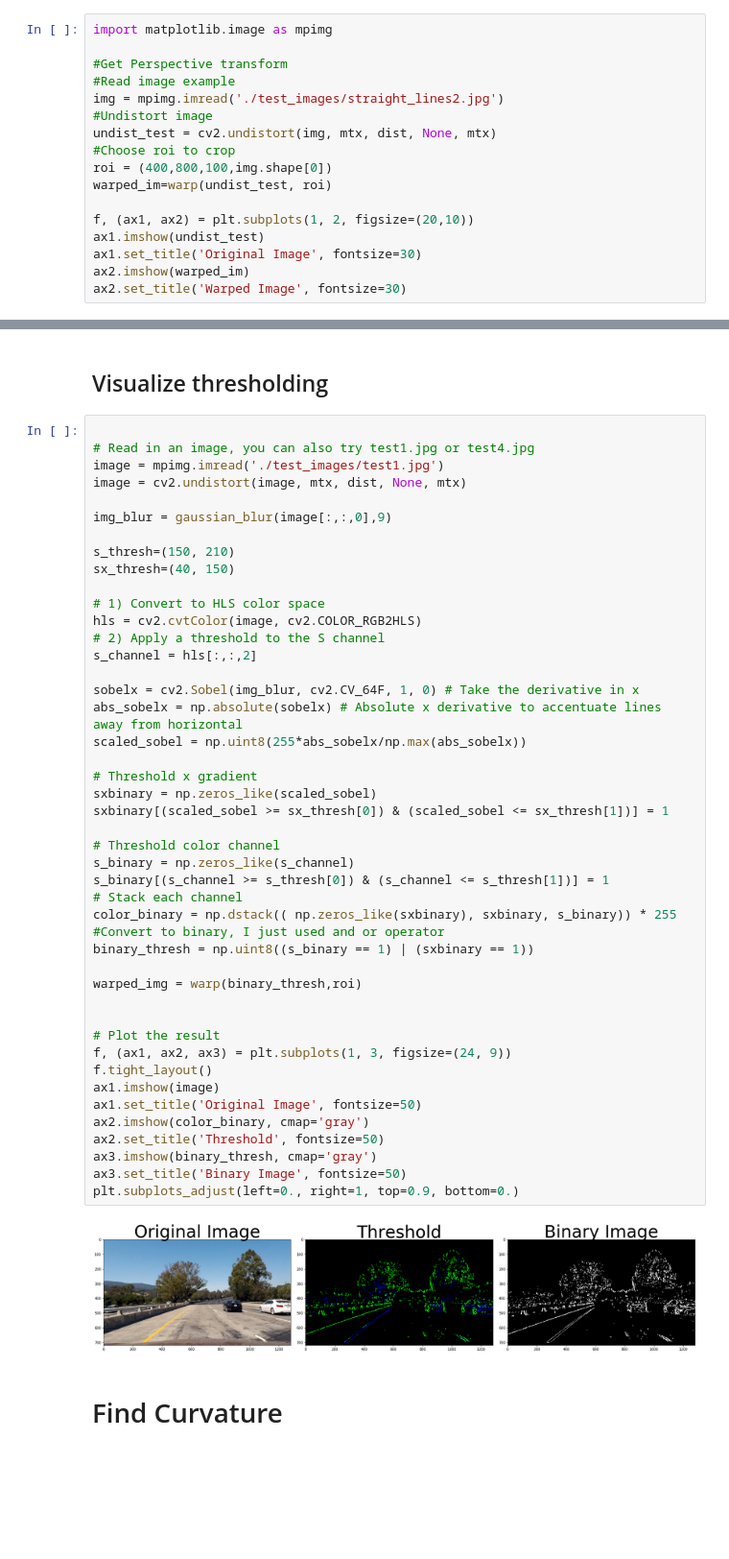
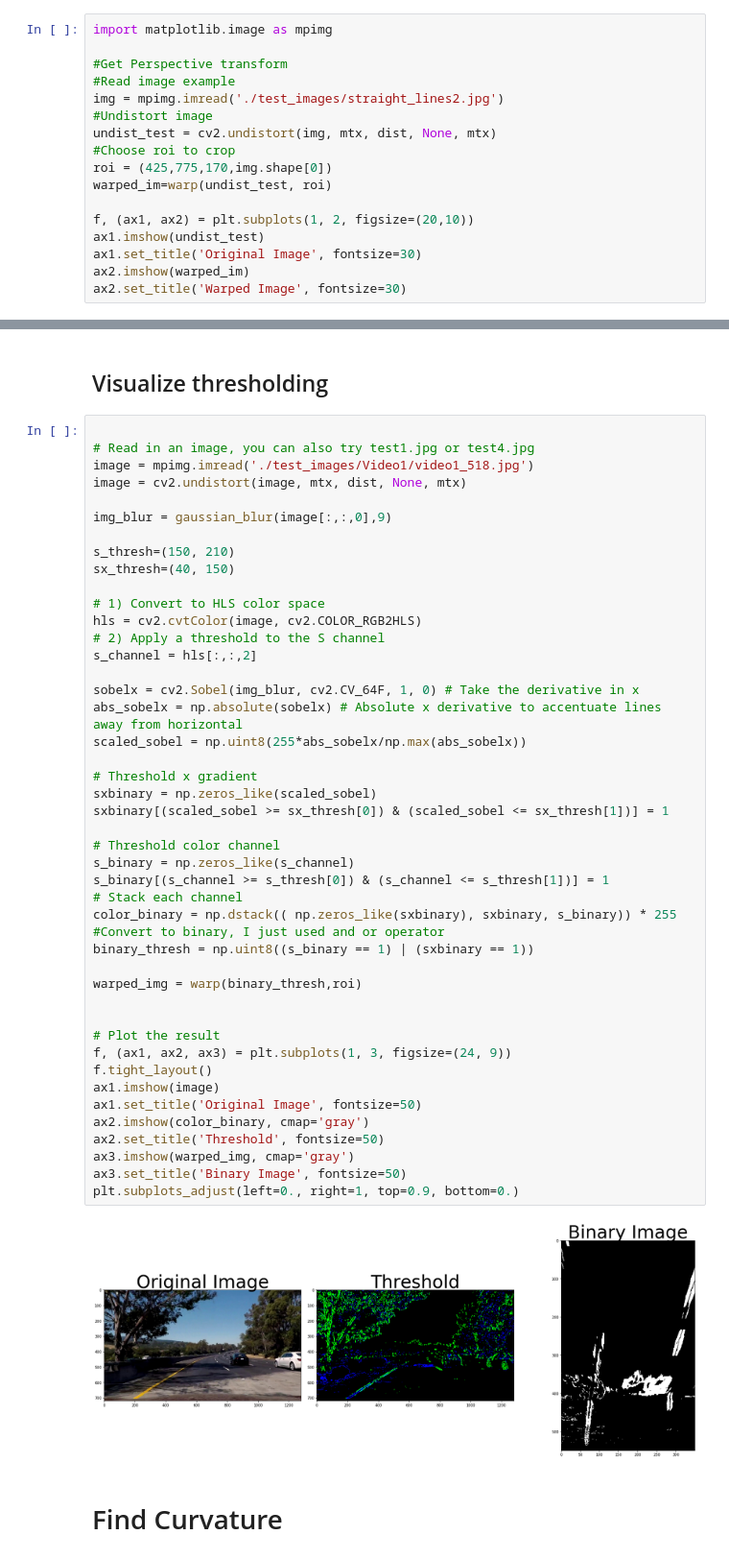
Before and after one commit to alexpm94/CarND-Advanced-Lane-Lines, a Jupyter notebook: Project2.ipynb, the cells around one changed output, grey strips where cells are left out. Shown at 96% size. Drawn from its saved outputs; the diff is of its cells as text; blank space fills up the shorter version.

```diff
--- a/Project2.ipynb
+++ b/Project2.ipynb
@@ -106,7 +106,7 @@ img = mpimg.imread('./test_images/straight_lines2.jpg')
 #Undistort image
 undist_test = cv2.undistort(img, mtx, dist, None, mtx)
 #Choose roi to crop
-roi = (400,800,100,img.shape[0])
+roi = (425,775,170,img.shape[0])
 warped_im=warp(undist_test, roi)
 
 f, (ax1, ax2) = plt.subplots(1, 2, figsize=(20,10))
@@ -152,7 +152,7 @@ def thresholding(img, s_thresh=(150, 210), sx_thresh=(40, 150)):
 # %%
 
 # Read in an image, you can also try test1.jpg or test4.jpg
-image = mpimg.imread('./test_images/test1.jpg')
+image = mpimg.imread('./test_images/Video1/video1_518.jpg')
 image = cv2.undistort(image, mtx, dist, None, mtx)
 
 img_blur = gaussian_blur(image[:,:,0],9)
@@ -167,35 +167,35 @@ s_channel = hls[:,:,2]
 
 sobelx = cv2.Sobel(img_blur, cv2.CV_64F, 1, 0) # Take the derivative in x
 abs_sobelx = np.absolute(sobelx) # Absolute x derivative to accentuate lines away from horizontal
 scaled_sobel = np.uint8(255*abs_sobelx/np.max(abs_sobelx))
 
 # Threshold x gradient
 sxbinary = np.zeros_like(scaled_sobel)
 sxbinary[(scaled_sobel >= sx_thresh[0]) & (scaled_sobel <= sx_thresh[1])] = 1
 
 # Threshold color channel
 s_binary = np.zeros_like(s_channel)
 s_binary[(s_channel >= s_thresh[0]) & (s_channel <= s_thresh[1])] = 1
 # Stack each channel
 color_binary = np.dstack(( np.zeros_like(sxbinary), sxbinary, s_binary)) * 255
 #Convert to binary, I just used and or operator
 binary_thresh = np.uint8((s_binary == 1) | (sxbinary == 1))
 
 warped_img = warp(binary_thresh,roi)
 
 
 # Plot the result
 f, (ax1, ax2, ax3) = plt.subplots(1, 3, figsize=(24, 9))
 f.tight_layout()
 ax1.imshow(image)
 ax1.set_title('Original Image', fontsize=50)
 ax2.imshow(color_binary, cmap='gray')
 ax2.set_title('Threshold', fontsize=50)
-ax3.imshow(binary_thresh, cmap='gray')
+ax3.imshow(warped_img, cmap='gray')
 ax3.set_title('Binary Image', fontsize=50)
 plt.subplots_adjust(left=0., right=1, top=0.9, bottom=0.)
 # %% [output]
-[figure, old version]
+[figure, new version]
 # %% [markdown]
 # Find Curvature
 # %%
```
Also changed, not shown: parts of 6 cells of this notebook.
